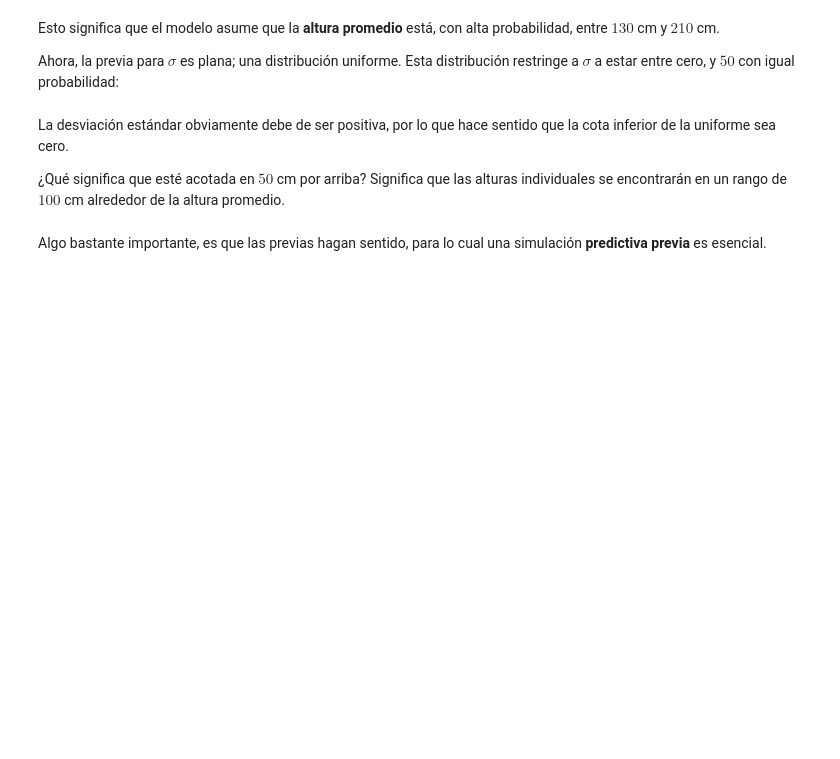
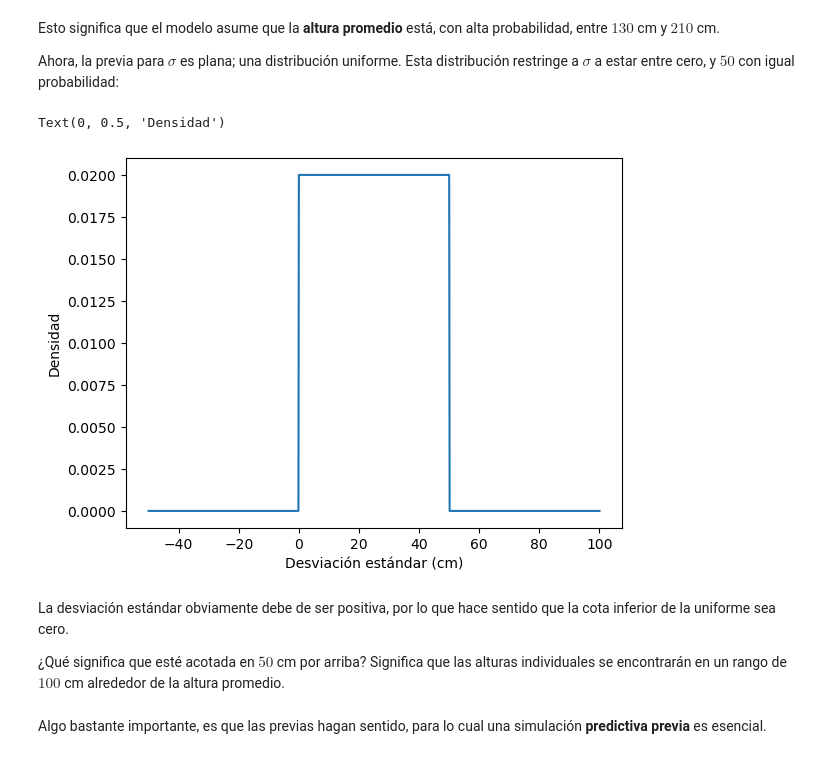
Before and after one commit to esjimenezro/mebo2024, a Jupyter notebook: modulo3/tema8/1-lenguaje-modelos-probabilisticos.ipynb, the cells around one changed output. Drawn from its saved outputs; the diff is of its cells as text; code cells hidden in the pictures; blank space fills up the shorter version.

```diff
--- a/modulo3/tema8/1-lenguaje-modelos-probabilisticos.ipynb
+++ b/modulo3/tema8/1-lenguaje-modelos-probabilisticos.ipynb
@@ -115,3 +158,14 @@ Ahora, la previa para $\sigma$ es plana; una distribución uniforme. Esta distri
+# %%
+# Previa para sigma
+previa_sigma = uniform(loc=0, scale=50)
+# Graficamos
+s = np.linspace(-50, 100, 1000)
+plt.plot(s, previa_sigma.pdf(s))
+plt.xlabel('Desviación estándar (cm)')
+plt.ylabel('Densidad')
+# %% [output]
+Text(0, 0.5, 'Densidad')
+[figure, added]
 # %% [markdown]
 La desviación estándar obviamente debe de ser positiva, por lo que hace sentido que la cota inferior de la uniforme sea cero.
 
```
Also changed, not shown: parts of 29 cells of this notebook, 1 other file.
